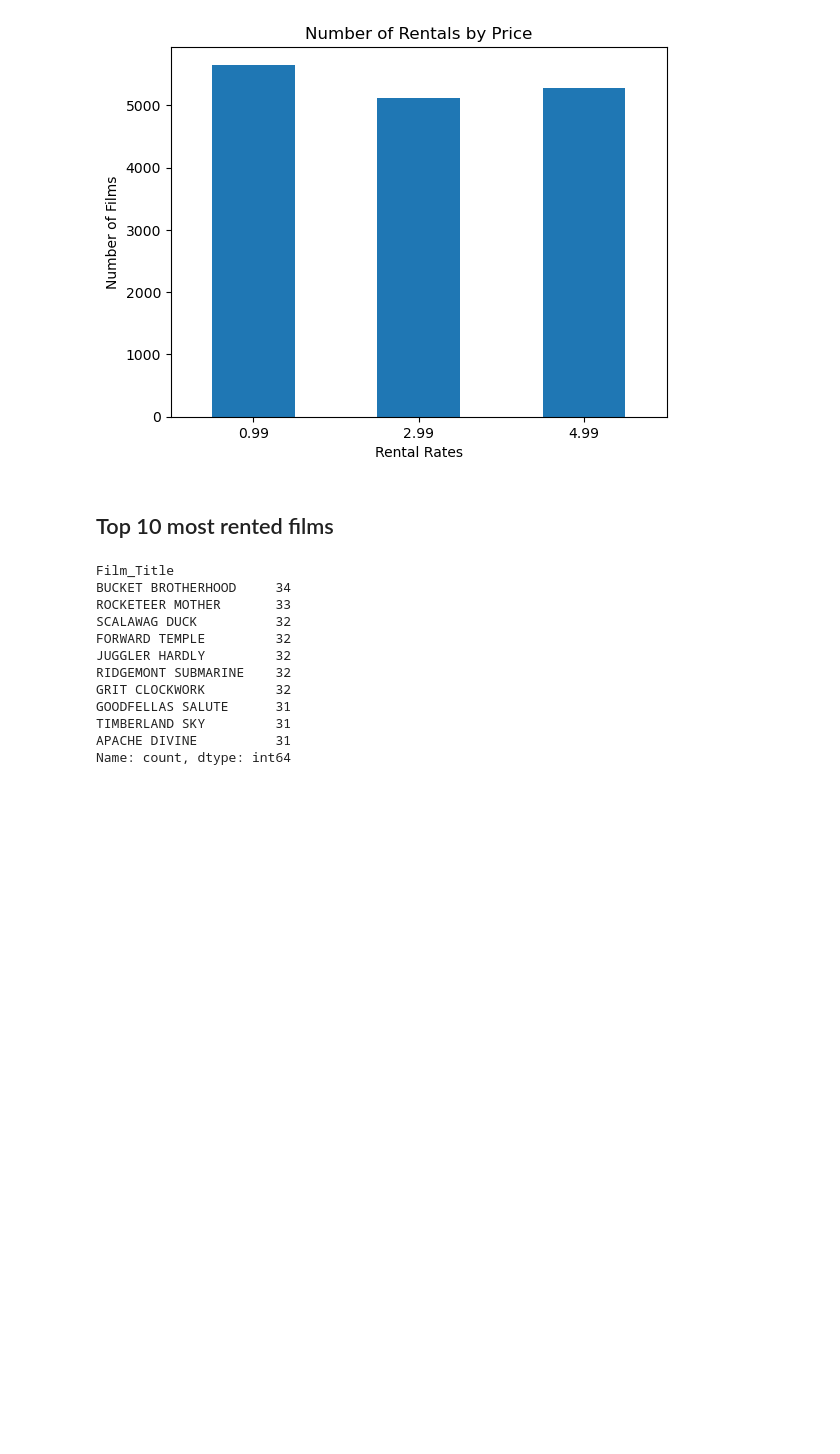
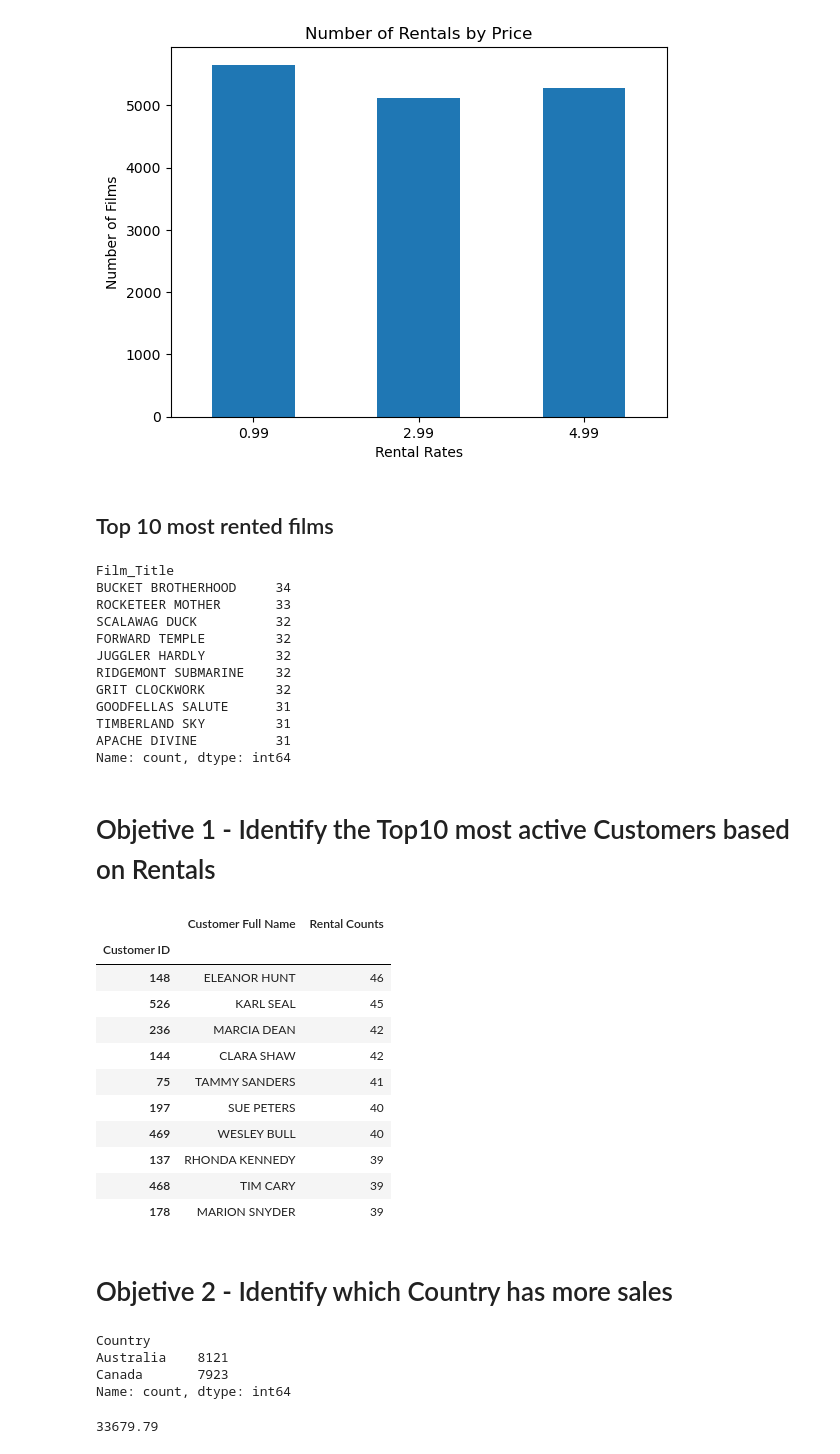
Before and after one commit to luipmesquita/Main-Project-of-Data-Analysis, a Jupyter notebook: scripts/sakila-InProgress.ipynb, the cells around one changed output. Saved outputs shown, nothing was run; the diff lists cells and outputs as text; code cells hidden in the pictures; blank space fills up the shorter version.

```diff
--- a/scripts/sakila-InProgress.ipynb
+++ b/scripts/sakila-InProgress.ipynb
@@ -232,3 +235,37 @@ GOODFELLAS SALUTE      31
 TIMBERLAND SKY         31
 APACHE DIVINE          31
 Name: count, dtype: int64
+# %% [markdown]
+# Objetive 1 - Identify the Top10 most active Customers based on Rentals
+# %%
+Top = 10
+
+Data = {'Customer ID': df['Customer_ID'].value_counts().head(Top).index,
+        'Customer Full Name': df['Customer_Full_Name'].value_counts().head(Top).index,
+        'Rental Counts': df['Customer_Full_Name'].value_counts().head(Top).values}
+
+TopCustomersDP = pd.DataFrame(Data)
+TopCustomersDP.set_index('Customer ID', inplace = True)
+TopCustomersDP
+# %% [output]
+|  | Customer Full Name | Rental Counts |
+| Customer ID |  |  |
+| 148 | ELEANOR HUNT | 46 |
+| 526 | KARL SEAL | 45 |
+| 236 | MARCIA DEAN | 42 |
+| 144 | CLARA SHAW | 42 |
+| 75 | TAMMY SANDERS | 41 |
+| 197 | SUE PETERS | 40 |
+| 469 | WESLEY BULL | 40 |
+| 137 | RHONDA KENNEDY | 39 |
+| 468 | TIM CARY | 39 |
+| 178 | MARION SNYDER | 39 |
+# %% [markdown]
+# Objetive 2 - Identify which Country has more sales
+# %%
+df['Country'].value_counts()
+# %% [output]
+Country
+Australia    8121
+Canada       7923
+Name: count, dtype: int64
@@ -234,0 +278,4 @@ Name: count, dtype: int64
+# %%
+TotalSalesCanada
+# %% [output]
+33679.79
```
Also changed, not shown: parts of 14 cells of this notebook.
